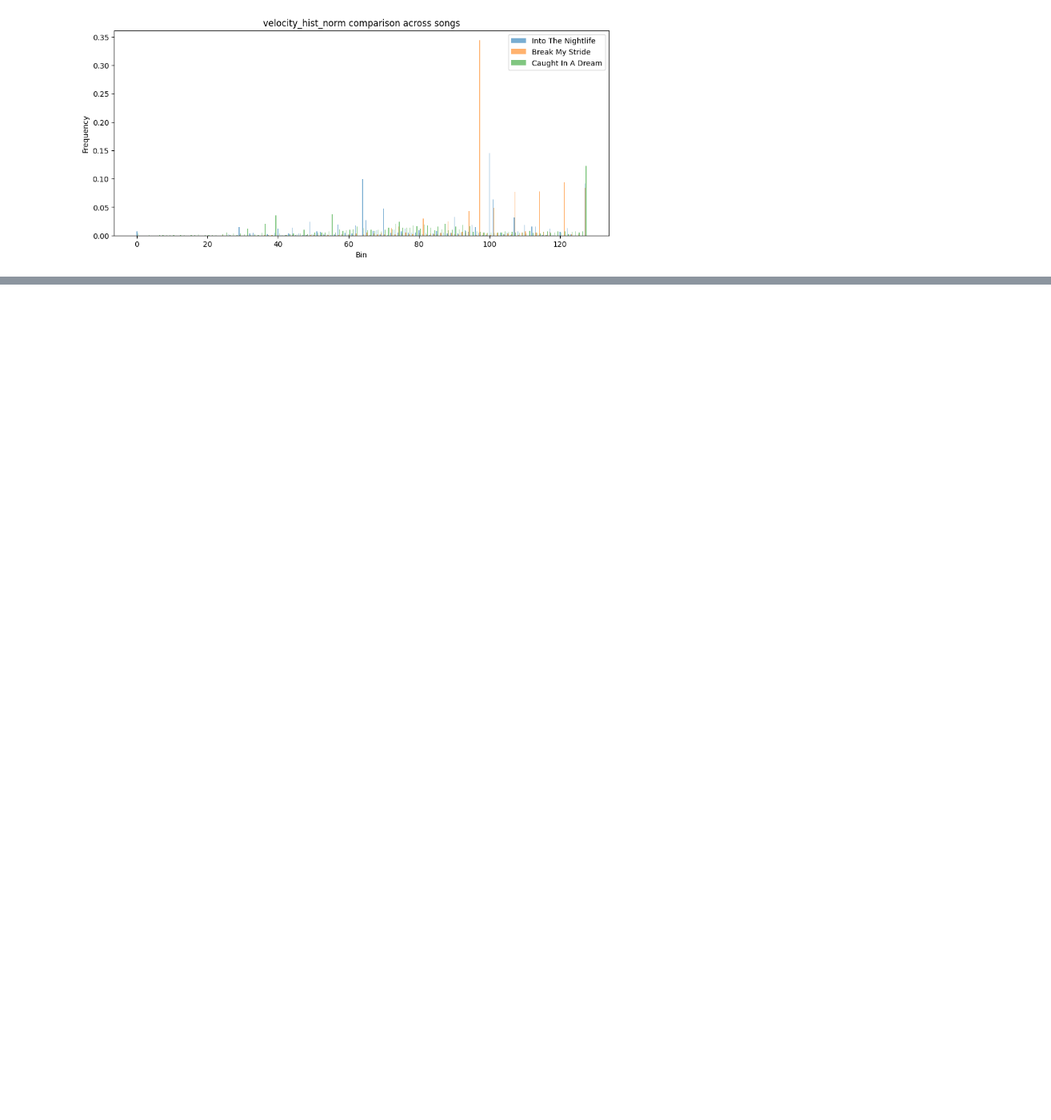
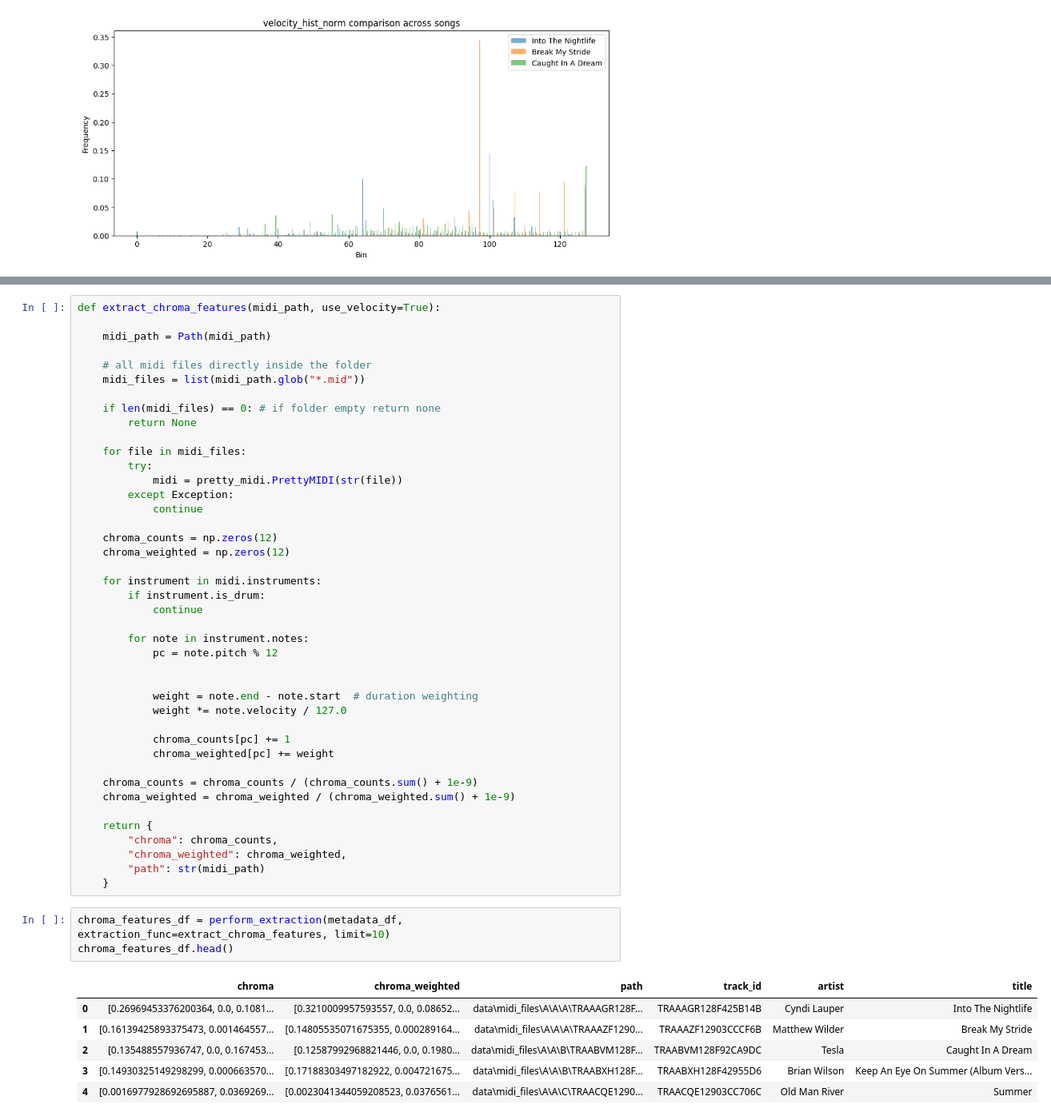
Before and after one commit to DanielSeanBrown/music-representation-learning, a Jupyter notebook: feature_extraction.ipynb, the cells around one changed output, grey strips where cells are left out. Shown at 80% size. Saved outputs shown, nothing was run; the diff lists cells and outputs as text; blank space fills up the shorter version.

```diff
--- a/feature_extraction.ipynb
+++ b/feature_extraction.ipynb
@@ -266,0 +283,52 @@ COMMENT ON GRAPHS AND WHAT NEXT:
+# %%
+def extract_chroma_features(midi_path, use_velocity=True):
+
+    midi_path = Path(midi_path)
+
+    # all midi files directly inside the folder
+    midi_files = list(midi_path.glob("*.mid"))
+
+    if len(midi_files) == 0: # if folder empty return none
+        return None
+
+    for file in midi_files:
+        try:
+            midi = pretty_midi.PrettyMIDI(str(file))
+        except Exception:
+            continue
+
+    chroma_counts = np.zeros(12)
+    chroma_weighted = np.zeros(12)
+
+    for instrument in midi.instruments:
+        if instrument.is_drum:
+            continue
+
+        for note in instrument.notes:
+            pc = note.pitch % 12
+
+
+            weight = note.end - note.start  # duration weighting
+            weight *= note.velocity / 127.0
+
+            chroma_counts[pc] += 1
+            chroma_weighted[pc] += weight
+
+    chroma_counts = chroma_counts / (chroma_counts.sum() + 1e-9)
+    chroma_weighted = chroma_weighted / (chroma_weighted.sum() + 1e-9)
+
+    return {
+        "chroma": chroma_counts,
+        "chroma_weighted": chroma_weighted,
+        "path": str(midi_path)
+    }
+# %%
+chroma_features_df = perform_extraction(metadata_df, extraction_func=extract_chroma_features, limit=10)
+chroma_features_df.head()
+# %% [output]
+|  | chroma | chroma_weighted | path | track_id | artist | title |
+| 0 | [0.26969453376200364, 0.0, 0.1081... | [0.3210009957593557, 0.0, 0.08652... | data\midi_files\A\A\A\TRAAAGR128F... | TRAAAGR128F425B14B | Cyndi Lauper | Into The Nightlife |
+| 1 | [0.16139425893375473, 0.001464557... | [0.14805535071675355, 0.000289164... | data\midi_files\A\A\A\TRAAAZF1290... | TRAAAZF12903CCCF6B | Matthew Wilder | Break My Stride |
+| 2 | [0.135488557936747, 0.0, 0.167453... | [0.12587992968821446, 0.0, 0.1980... | data\midi_files\A\A\B\TRAABVM128F... | TRAABVM128F92CA9DC | Tesla | Caught In A Dream |
+| 3 | [0.14930325149298299, 0.000663570... | [0.17188303497182922, 0.004721675... | data\midi_files\A\A\B\TRAABXH128F... | TRAABXH128F42955D6 | Brian Wilson | Keep An Eye On Summer (Album Vers... |
+| 4 | [0.0016977928692695887, 0.0369269... | [0.0023041344059208523, 0.0376561... | data\midi_files\A\A\C\TRAACQE1290... | TRAACQE12903CC706C | Old Man River | Summer |
```
Also changed, not shown: parts of 6 cells of this notebook.
